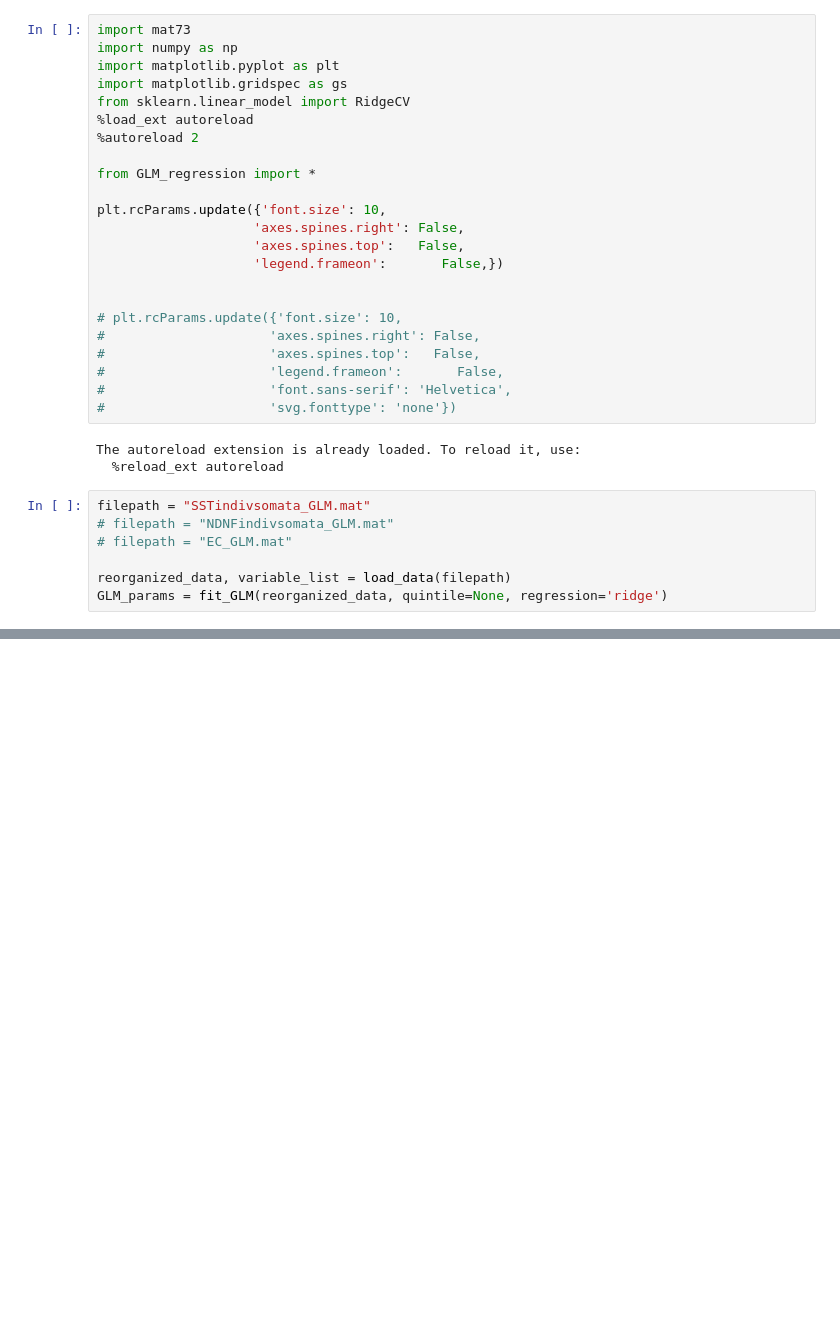
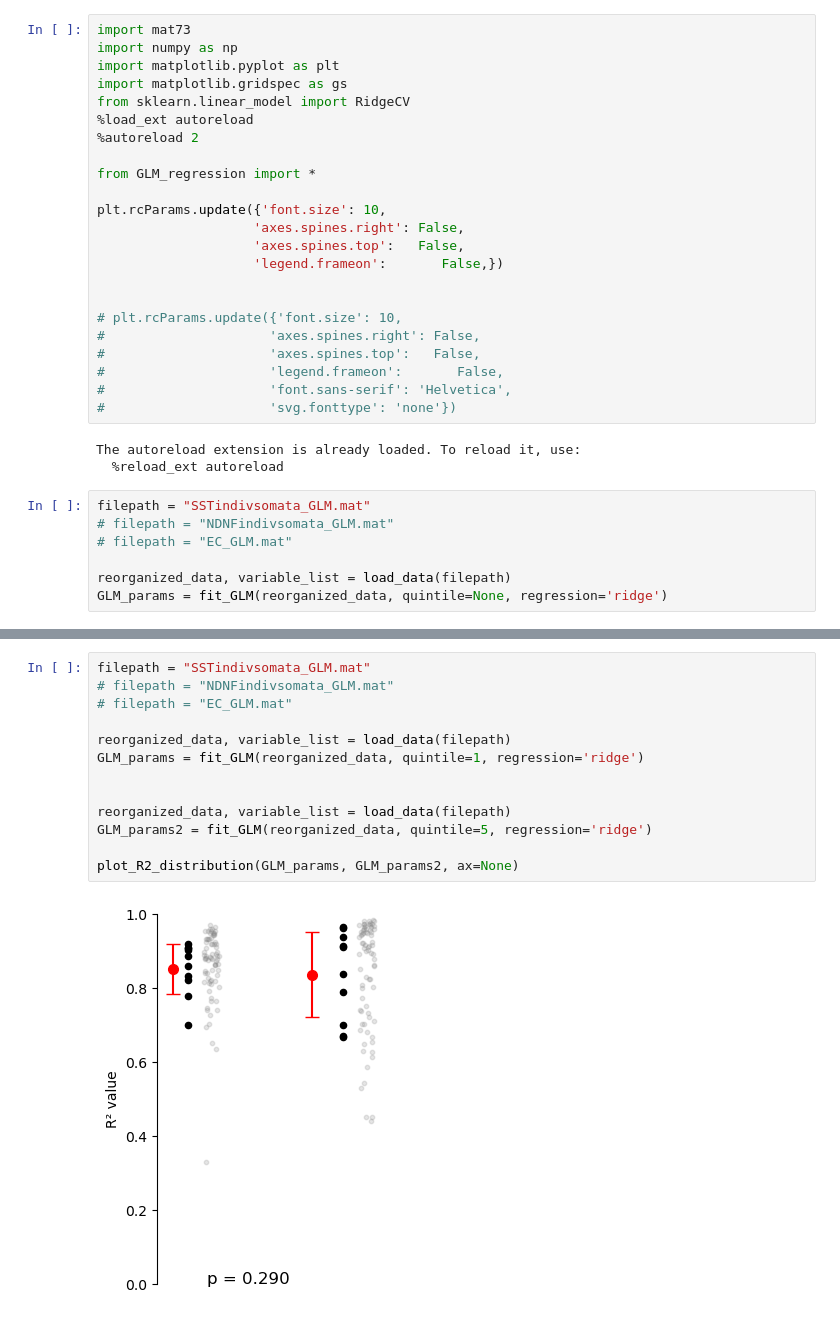
Before and after one commit to Milstein-Lab/CA1-interneuron-GLM, a Jupyter notebook: GLM_analysis_scratchpad2.ipynb, the cells around one changed output, grey strips where cells are left out. Cells and saved outputs as stored; diff of their text form; blank space fills up the shorter version.

```diff
--- a/GLM_analysis_scratchpad2.ipynb
+++ b/GLM_analysis_scratchpad2.ipynb
@@ -43,0 +44,15 @@ pearson R2 average: 0.9095754592797406
+# %%
+filepath = "SSTindivsomata_GLM.mat"
+# filepath = "NDNFindivsomata_GLM.mat"
+# filepath = "EC_GLM.mat"
+
+reorganized_data, variable_list = load_data(filepath)
+GLM_params = fit_GLM(reorganized_data, quintile=1, regression='ridge')
+
+
+reorganized_data, variable_list = load_data(filepath)
+GLM_params2 = fit_GLM(reorganized_data, quintile=5, regression='ridge')
+
+plot_R2_distribution(GLM_params, GLM_params2, ax=None)
+# %% [output]
+[figure, added]
```
Also changed, not shown: parts of 4 cells of this notebook, 1 other file.
